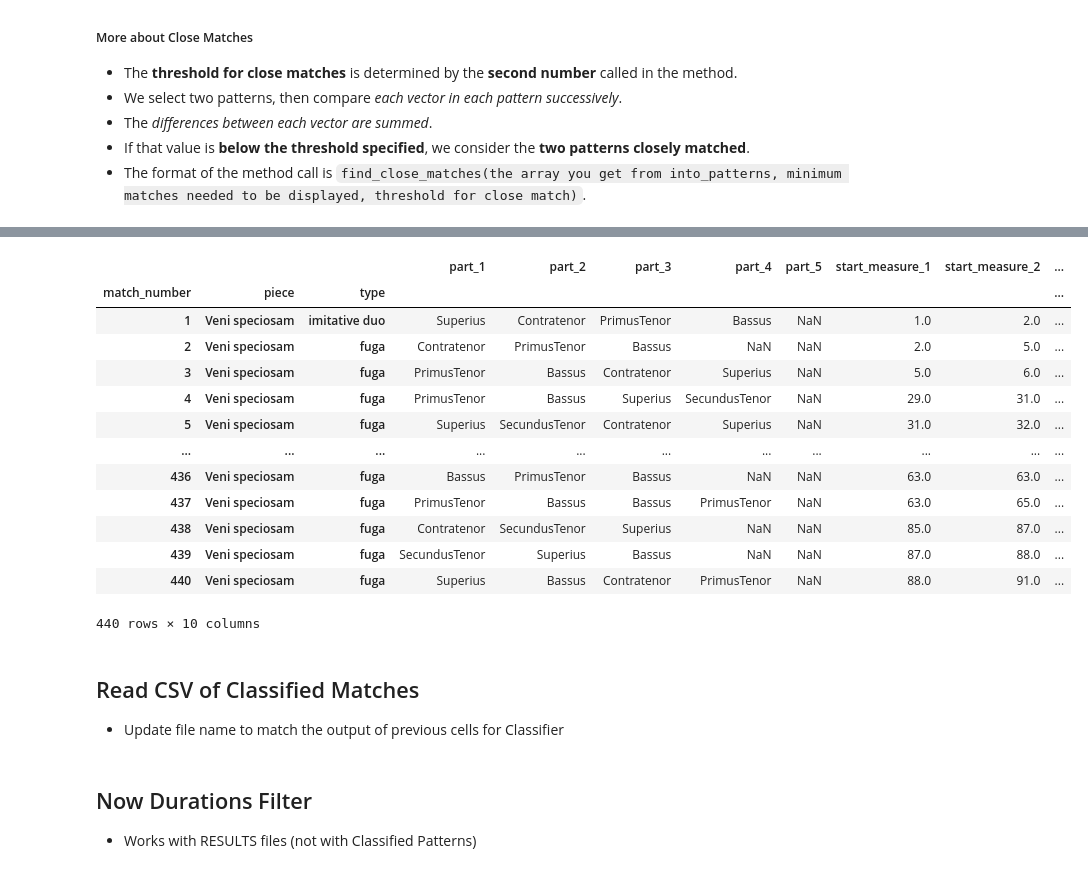
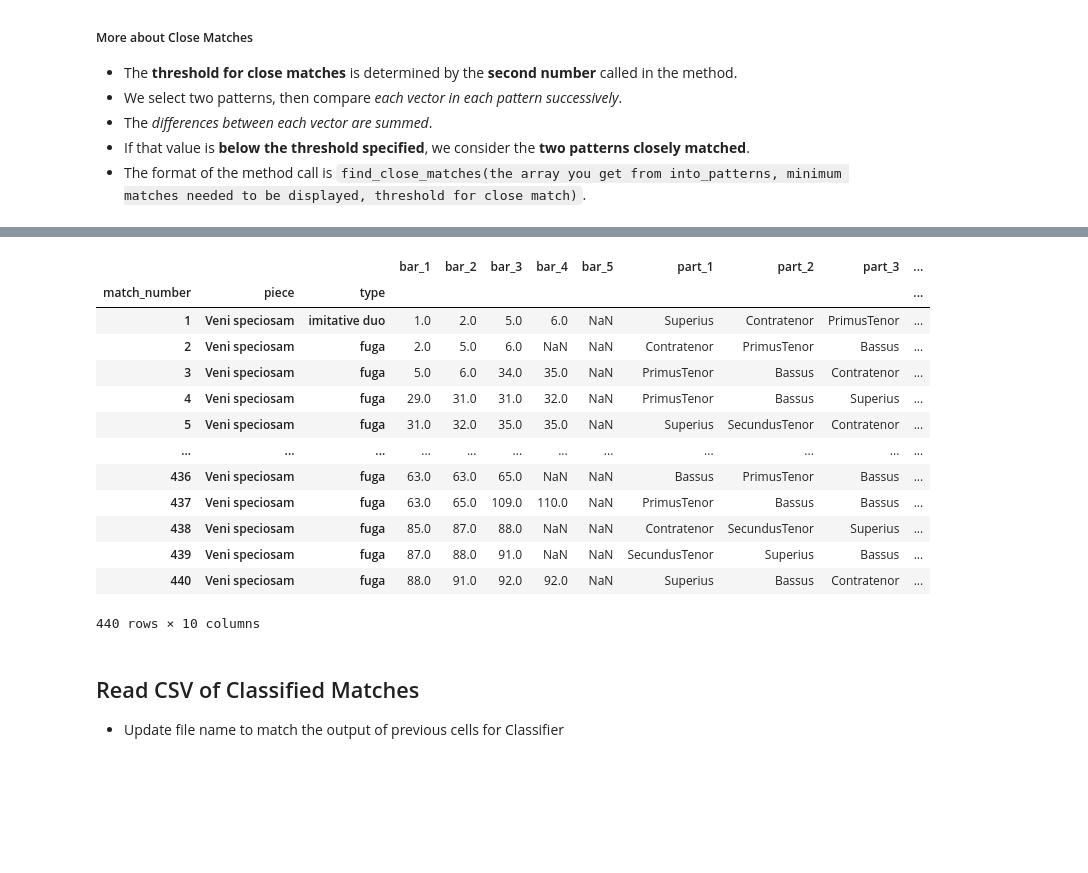
Before and after one commit to RichardFreedman/CRIM-notebooks, a Jupyter notebook: CRIM/CRIM_Intervals_Classify_12_31_20.ipynb, the cells around one changed output, grey strips where cells are left out. Cells and saved outputs as stored; diff of their text form; code cells hidden in the pictures; blank space fills up the shorter version.

Commit message:
clean up note durational routines and filters

```diff
--- a/CRIM/CRIM_Intervals_Classify_12_31_20.ipynb
+++ b/CRIM/CRIM_Intervals_Classify_12_31_20.ipynb
@@ -29,4 +30,4 @@ work_list = ['CRIM_Mass_0001_1.mei','CRIM_Mass_0001_2.mei','CRIM_Mass_0001_3.mei
 # 'CRIM_Model_0001.mei']
 
 work_list = [
-'CRIM_Model_0008.mei']
+'CRIM_Model_0001.mei']
@@ -302,14 +298,14 @@ def classified_matches_to_pandas(matches):
                 "piece": soggetti.first_note.metadata.title,
                 "type": cm.type,
                 "part": soggetti.first_note.part.strip("[] "),
-                "start_measure": soggetti.first_note.note.measureNumber,
-                "soggetto_number": j + 1,
+                "bar": soggetti.first_note.note.measureNumber,
+                "entry_number": j + 1,
                 "pattern": cm.pattern,
                 "match_number": i + 1
             })
     return pd.DataFrame(soggetti_matches)
 # %%
-#pd.set_option('display.max_rows', 500)
 df = classified_matches_to_pandas(cm)
-df
+pd.set_option('display.max_rows', 50)
+df.head(10)
 # %% [output]
@@ -333,30 +323,30 @@ df
 # %%
 wide_df = df.pivot_table(index=["match_number", "piece", "type"],
-            columns="soggetto_number",
-            values=["part", "start_measure"],
+            columns="entry_number",
+            values=["part", "bar"],
             aggfunc=lambda x: x)
 
 wide_df.columns = [f"{a}_{b}" for a, b in wide_df.columns]
 
 wide_df.head().reset_index()
 
 wide_df.shape
 
 wide_df
 # %% [output]
-|  |  |  | part_1 | part_2 | part_3 | part_4 | part_5 | start_measure_1 | start_measure_2 | ... |
-| match_number | piece | type |  |  |  |  |  |  |  | ... |
-| 1 | Veni speciosam | imitative duo | Superius | Contratenor | PrimusTenor | Bassus | NaN | 1.0 | 2.0 | ... |
-| 2 | Veni speciosam | fuga | Contratenor | PrimusTenor | Bassus | NaN | NaN | 2.0 | 5.0 | ... |
-| 3 | Veni speciosam | fuga | PrimusTenor | Bassus | Contratenor | Superius | NaN | 5.0 | 6.0 | ... |
-| 4 | Veni speciosam | fuga | PrimusTenor | Bassus | Superius | SecundusTenor | NaN | 29.0 | 31.0 | ... |
-| 5 | Veni speciosam | fuga | Superius | SecundusTenor | Contratenor | Superius | NaN | 31.0 | 32.0 | ... |
-| ... | ... | ... | ... | ... | ... | ... | ... | ... | ... | ... |
-| 436 | Veni speciosam | fuga | Bassus | PrimusTenor | Bassus | NaN | NaN | 63.0 | 63.0 | ... |
-| 437 | Veni speciosam | fuga | PrimusTenor | Bassus | Bassus | PrimusTenor | NaN | 63.0 | 65.0 | ... |
-| 438 | Veni speciosam | fuga | Contratenor | SecundusTenor | Superius | NaN | NaN | 85.0 | 87.0 | ... |
-| 439 | Veni speciosam | fuga | SecundusTenor | Superius | Bassus | NaN | NaN | 87.0 | 88.0 | ... |
-| 440 | Veni speciosam | fuga | Superius | Bassus | Contratenor | PrimusTenor | NaN | 88.0 | 91.0 | ... |
+|  |  |  | bar_1 | bar_2 | bar_3 | bar_4 | bar_5 | part_1 | part_2 | part_3 | ... |
+| match_number | piece | type |  |  |  |  |  |  |  |  | ... |
+| 1 | Veni speciosam | imitative duo | 1.0 | 2.0 | 5.0 | 6.0 | NaN | Superius | Contratenor | PrimusTenor | ... |
+| 2 | Veni speciosam | fuga | 2.0 | 5.0 | 6.0 | NaN | NaN | Contratenor | PrimusTenor | Bassus | ... |
+| 3 | Veni speciosam | fuga | 5.0 | 6.0 | 34.0 | 35.0 | NaN | PrimusTenor | Bassus | Contratenor | ... |
+| 4 | Veni speciosam | fuga | 29.0 | 31.0 | 31.0 | 32.0 | NaN | PrimusTenor | Bassus | Superius | ... |
+| 5 | Veni speciosam | fuga | 31.0 | 32.0 | 35.0 | 35.0 | NaN | Superius | SecundusTenor | Contratenor | ... |
+| ... | ... | ... | ... | ... | ... | ... | ... | ... | ... | ... | ... |
+| 436 | Veni speciosam | fuga | 63.0 | 63.0 | 65.0 | NaN | NaN | Bassus | PrimusTenor | Bassus | ... |
+| 437 | Veni speciosam | fuga | 63.0 | 65.0 | 109.0 | 110.0 | NaN | PrimusTenor | Bassus | Bassus | ... |
+| 438 | Veni speciosam | fuga | 85.0 | 87.0 | 88.0 | NaN | NaN | Contratenor | SecundusTenor | Superius | ... |
+| 439 | Veni speciosam | fuga | 87.0 | 88.0 | 91.0 | NaN | NaN | SecundusTenor | Superius | Bassus | ... |
+| 440 | Veni speciosam | fuga | 88.0 | 91.0 | 92.0 | 92.0 | NaN | Superius | Bassus | Contratenor | ... |
 440 rows × 10 columns
 # %% [markdown]
 ## Read CSV of Classified Matches
@@ -377,4 +371 @@ results.rename(columns=
 results.head()
-# %% [markdown]
-## Now Durations Filter
- - Works with RESULTS files (not with Classified Patterns)
```
Also changed, not shown: parts of 48 cells of this notebook, 3 other files.
